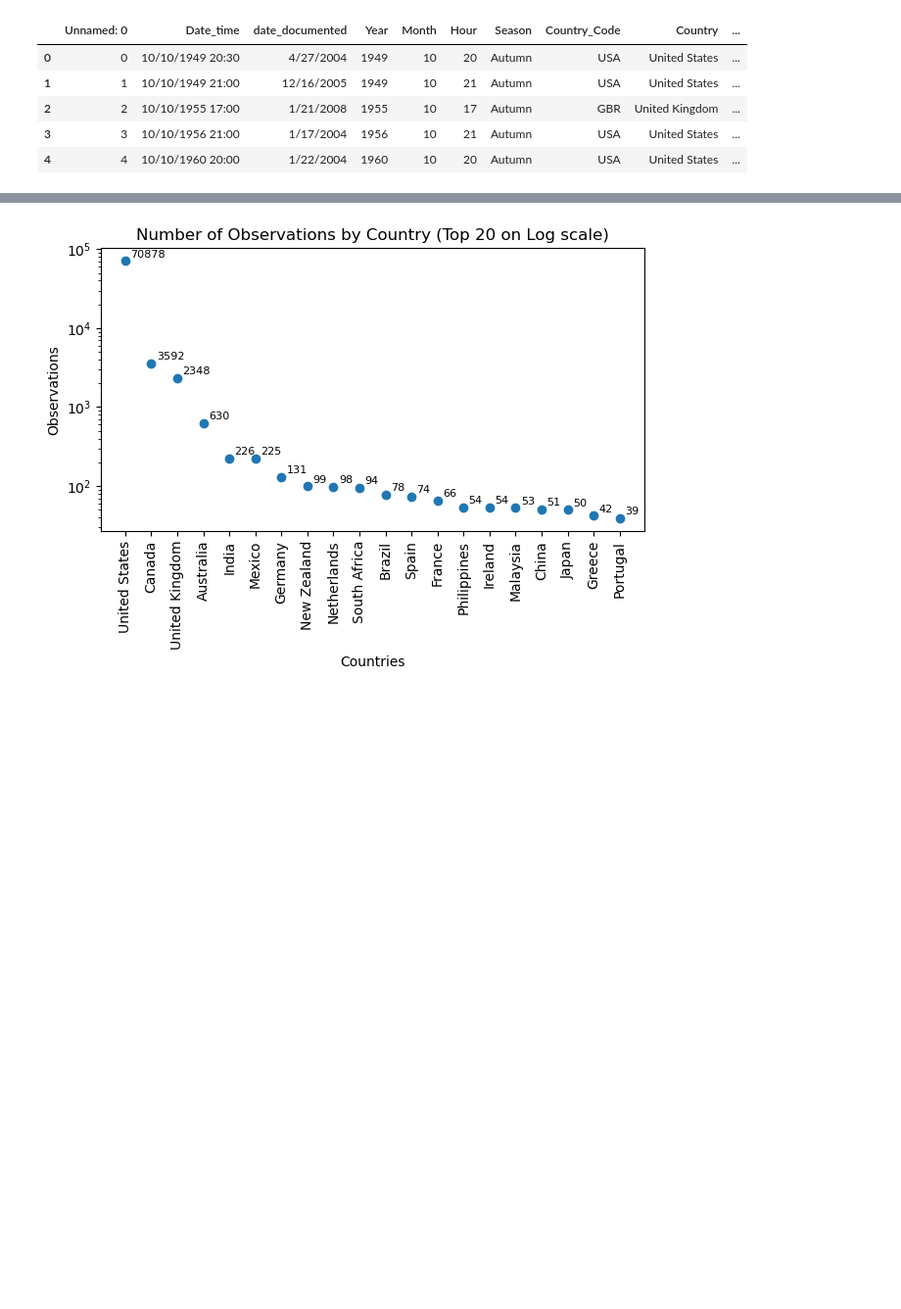
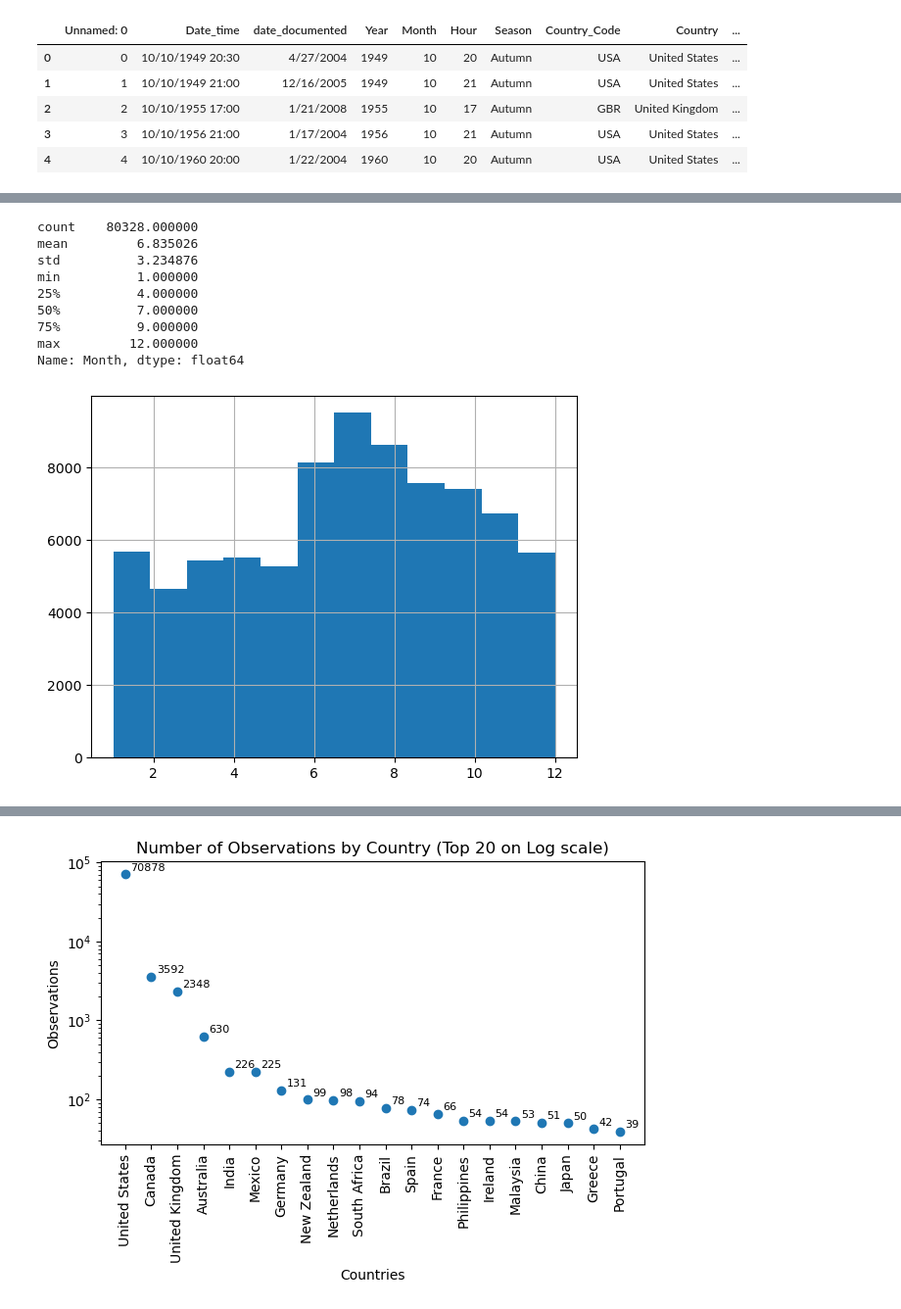
Before and after one commit to noyo0/ProgrammingForDataAnalysis, a Jupyter notebook: Project1/Project1.ipynb, the cells around one changed output, grey strips where cells are left out. Shown: that part at 98% size. Drawn from its saved outputs; the diff is of its cells as text; code cells hidden in the pictures; blank space fills up the shorter version.

```diff
--- a/Project1/Project1.ipynb
+++ b/Project1/Project1.ipynb
@@ -42,0 +71,17 @@ plt.scatter(cbc['Countries'],cbc['Observations'])
+# %%
+# interesting data
+
+df['Month'].hist(bins=12) #matching number of monts with bins to represent data properly
+df['Month'].describe()
+# summer and autumn months are most prominent
+# %% [output]
+count    80328.000000
+mean         6.835026
+std          3.234876
+min          1.000000
+25%          4.000000
+50%          7.000000
+75%          9.000000
+max         12.000000
+Name: Month, dtype: float64
+[figure, added]
```
Also changed, not shown: parts of 12 cells of this notebook, 3 other files.
